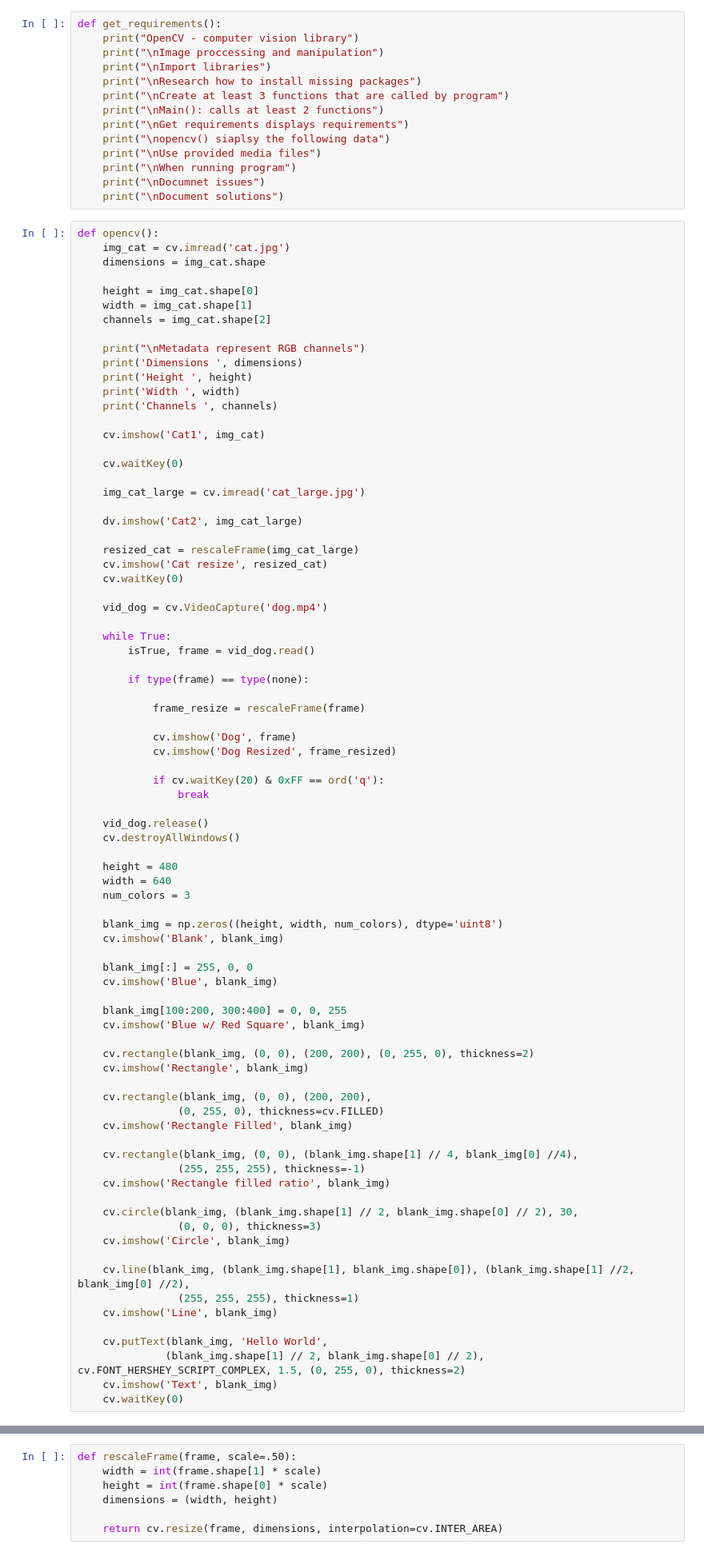
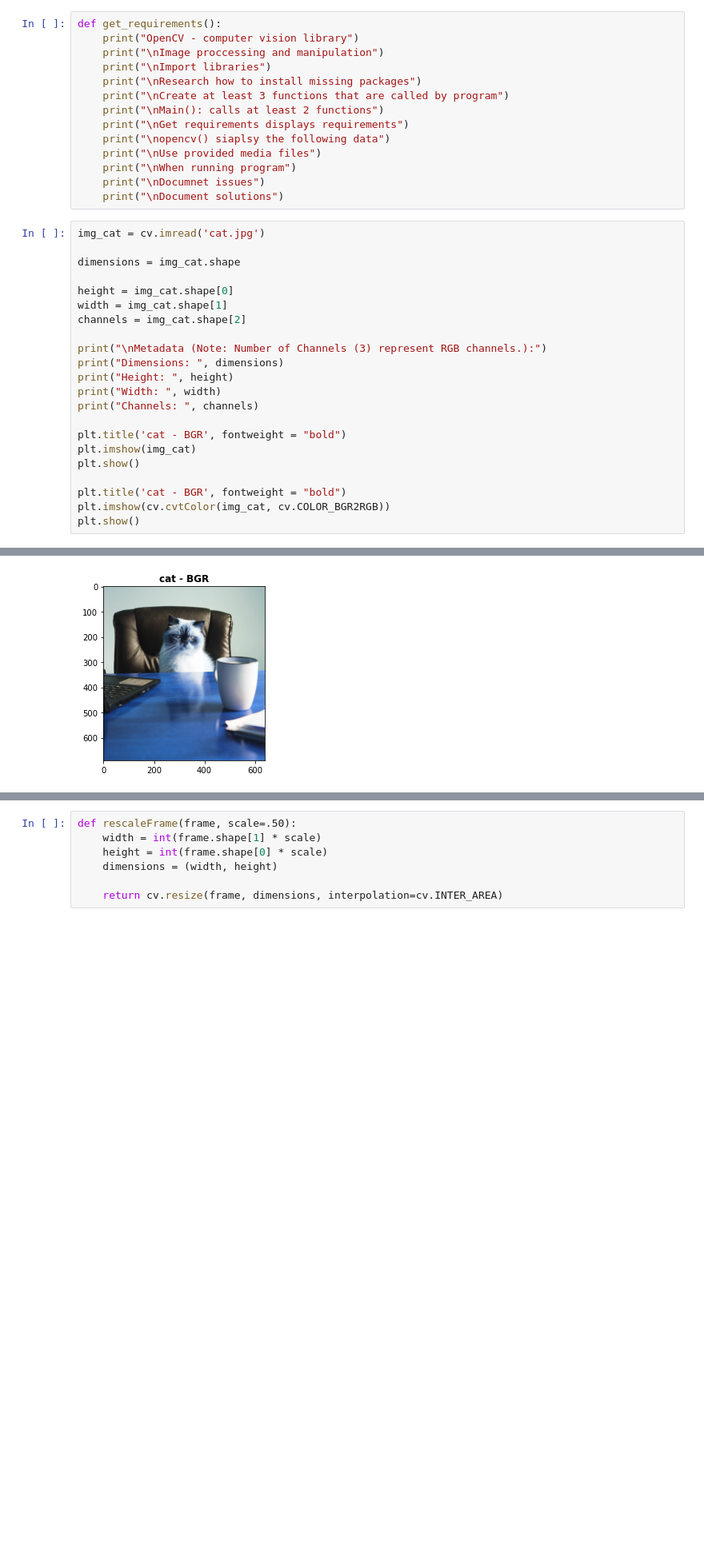
Before and after one commit to jdanthdavis/lis4905, a Jupyter notebook: projects/mm19ch/week10/docs/week10.ipynb, the cells around one changed output, grey strips where cells are left out. Shown at 80% size. Saved outputs shown, nothing was run; the diff lists cells and outputs as text; blank space fills up the shorter version.

```diff
--- a/projects/mm19ch/week10/docs/week10.ipynb
+++ b/projects/mm19ch/week10/docs/week10.ipynb
@@ -18,83 +18,25 @@ def get_requirements():
     print("\nDocumnet issues")
     print("\nDocument solutions")
 # %%
-def opencv():
-    img_cat = cv.imread('cat.jpg')
-    dimensions = img_cat.shape
+img_cat = cv.imread('cat.jpg')
 
-    height = img_cat.shape[0]
-    width = img_cat.shape[1]
-    channels = img_cat.shape[2]
+dimensions = img_cat.shape
 
-    print("\nMetadata represent RGB channels")
-    print('Dimensions ', dimensions)
-    print('Height ', height)
-    print('Width ', width)
-    print('Channels ', channels)
+height = img_cat.shape[0]
+width = img_cat.shape[1]
+channels = img_cat.shape[2]
 
-    cv.imshow('Cat1', img_cat)
+print("\nMetadata (Note: Number of Channels (3) represent RGB channels.):")
+print("Dimensions: ", dimensions)
+print("Height: ", height)
+print("Width: ", width)
+print("Channels: ", channels)
 
-    cv.waitKey(0)
+plt.title('cat - BGR', fontweight = "bold")
+plt.imshow(img_cat)
+plt.show()
 
-    img_cat_large = cv.imread('cat_large.jpg')
-
-    dv.imshow('Cat2', img_cat_large)
-
-    resized_cat = rescaleFrame(img_cat_large)
-    cv.imshow('Cat resize', resized_cat)
-    cv.waitKey(0)
-
-    vid_dog = cv.VideoCapture('dog.mp4')
-
-    while True:
-        isTrue, frame = vid_dog.read()
-
-        if type(frame) == type(none):
-
-            frame_resize = rescaleFrame(frame)
-
-            cv.imshow('Dog', frame)
-            cv.imshow('Dog Resized', frame_resized)
-
-            if cv.waitKey(20) & 0xFF == ord('q'):
-                break
-
-    vid_dog.release()
-    cv.destroyAllWindows()
-
-    height = 480
-    width = 640
-    num_colors = 3
-
-    blank_img = np.zeros((height, width, num_colors), dtype='uint8')
-    cv.imshow('Blank', blank_img)
-
-    blank_img[:] = 255, 0, 0
-    cv.imshow('Blue', blank_img)
-
-    blank_img[100:200, 300:400] = 0, 0, 255
-    cv.imshow('Blue w/ Red Square', blank_img)
-
-    cv.rectangle(blank_img, (0, 0), (200, 200), (0, 255, 0), thickness=2)
-    cv.imshow('Rectangle', blank_img)
-
-    cv.rectangle(blank_img, (0, 0), (200, 200),
-                (0, 255, 0), thickness=cv.FILLED)
-    cv.imshow('Rectangle Filled', blank_img)
-
-    cv.rectangle(blank_img, (0, 0), (blank_img.shape[1] // 4, blank_img[0] //4),
-                (255, 255, 255), thickness=-1)
-    cv.imshow('Rectangle filled ratio', blank_img)
-
-    cv.circle(blank_img, (blank_img.shape[1] // 2, blank_img.shape[0] // 2), 30,
-                (0, 0, 0), thickness=3)
-    cv.imshow('Circle', blank_img)
-
-    cv.line(blank_img, (blank_img.shape[1], blank_img.shape[0]), (blank_img.shape[1] //2, blank_img[0] //2),
-                (255, 255, 255), thickness=1)
-    cv.imshow('Line', blank_img)
-
-    cv.putText(blank_img, 'Hello World',
-              (blank_img.shape[1] // 2, blank_img.shape[0] // 2), cv.FONT_HERSHEY_SCRIPT_COMPLEX, 1.5, (0, 255, 0), thickness=2)
-    cv.imshow('Text', blank_img)
-    cv.waitKey(0)
+plt.title('cat - BGR', fontweight = "bold")
+plt.imshow(cv.cvtColor(img_cat, cv.COLOR_BGR2RGB))
+plt.show()
+# %% [output]
@@ -100,0 +48 @@ def opencv():
+[figure, added]
```
Also changed, not shown: parts of 6 cells of this notebook, 21 other files.
